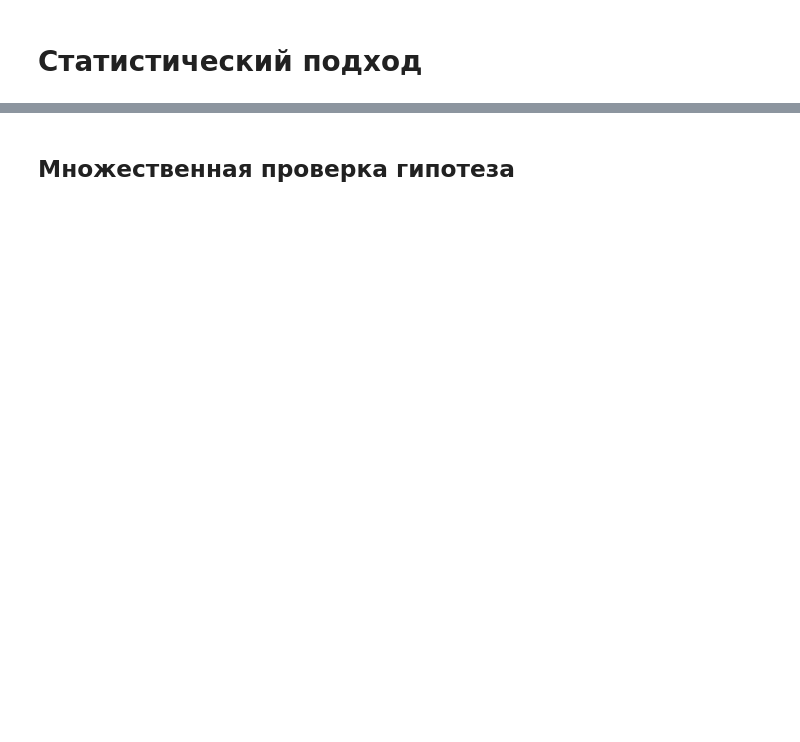
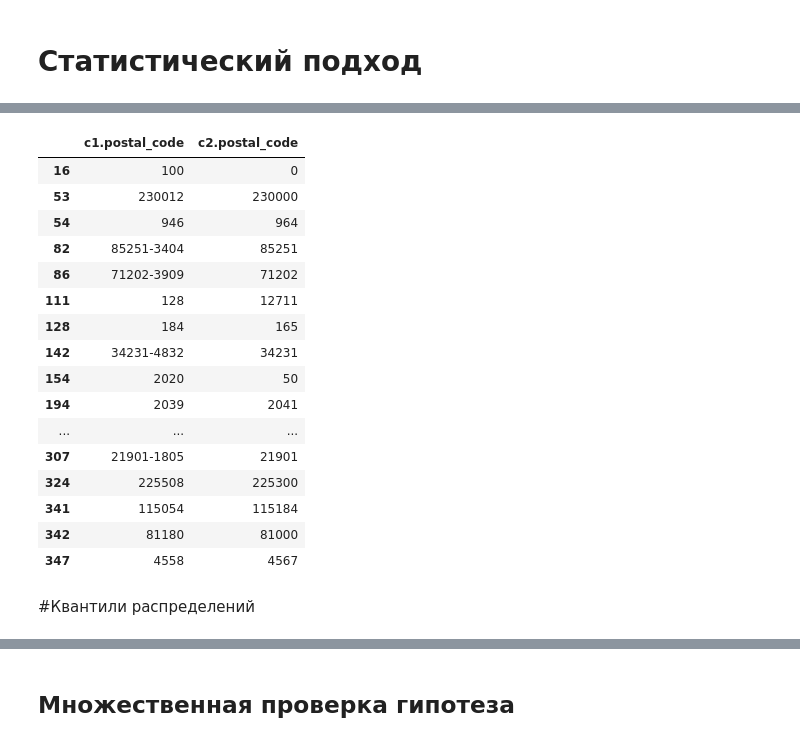
Before and after one commit to Falconwatch/cybersec_ht, a Jupyter notebook: Statistical_method.ipynb, the cells around one changed output, grey strips where cells are left out. Drawn from its saved outputs; the diff is of its cells as text; code cells hidden in the pictures; blank space fills up the shorter version.

```diff
--- a/Statistical_method.ipynb
+++ b/Statistical_method.ipynb
@@ -181,0 +137,23 @@ print(examples_dist["postal_code_similarity_ratio"].quantile(0.01))
+# %%
+full_data.loc[(full_data["dataset"]=="examples") & (full_data["postal_code_similarity_normed"]<-2),
+              ["c1.postal_code", "c2.postal_code"]]
+# %% [output]
+|  | c1.postal_code | c2.postal_code |
+| 16 | 100 | 0 |
+| 53 | 230012 | 230000 |
+| 54 | 946 | 964 |
+| 82 | 85251-3404 | 85251 |
+| 86 | 71202-3909 | 71202 |
+| 111 | 128 | 12711 |
+| 128 | 184 | 165 |
+| 142 | 34231-4832 | 34231 |
+| 154 | 2020 | 50 |
+| 194 | 2039 | 2041 |
+| ... | ... | ... |
+| 307 | 21901-1805 | 21901 |
+| 324 | 225508 | 225300 |
+| 341 | 115054 | 115184 |
+| 342 | 81180 | 81000 |
+| 347 | 4558 | 4567 |
+# %% [markdown]
+#Квантили распределений
```
Also changed, not shown: parts of 42 cells of this notebook.
